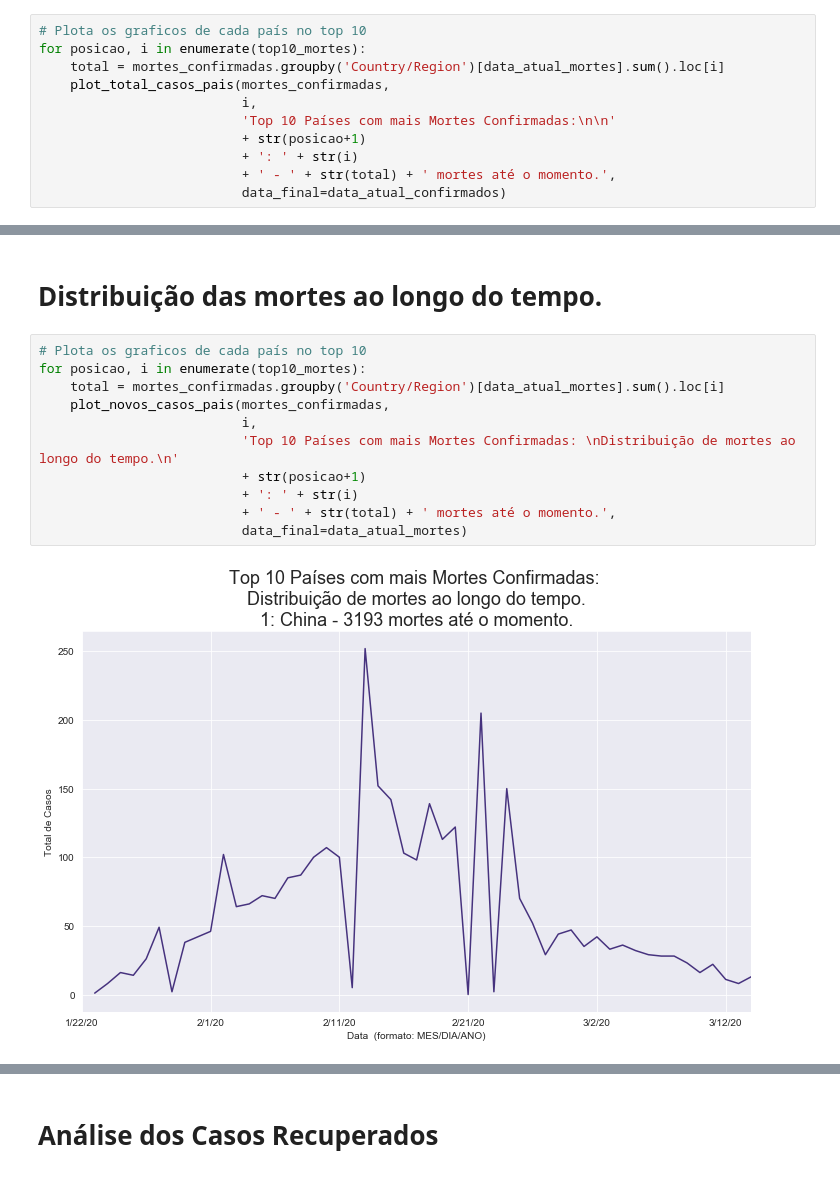
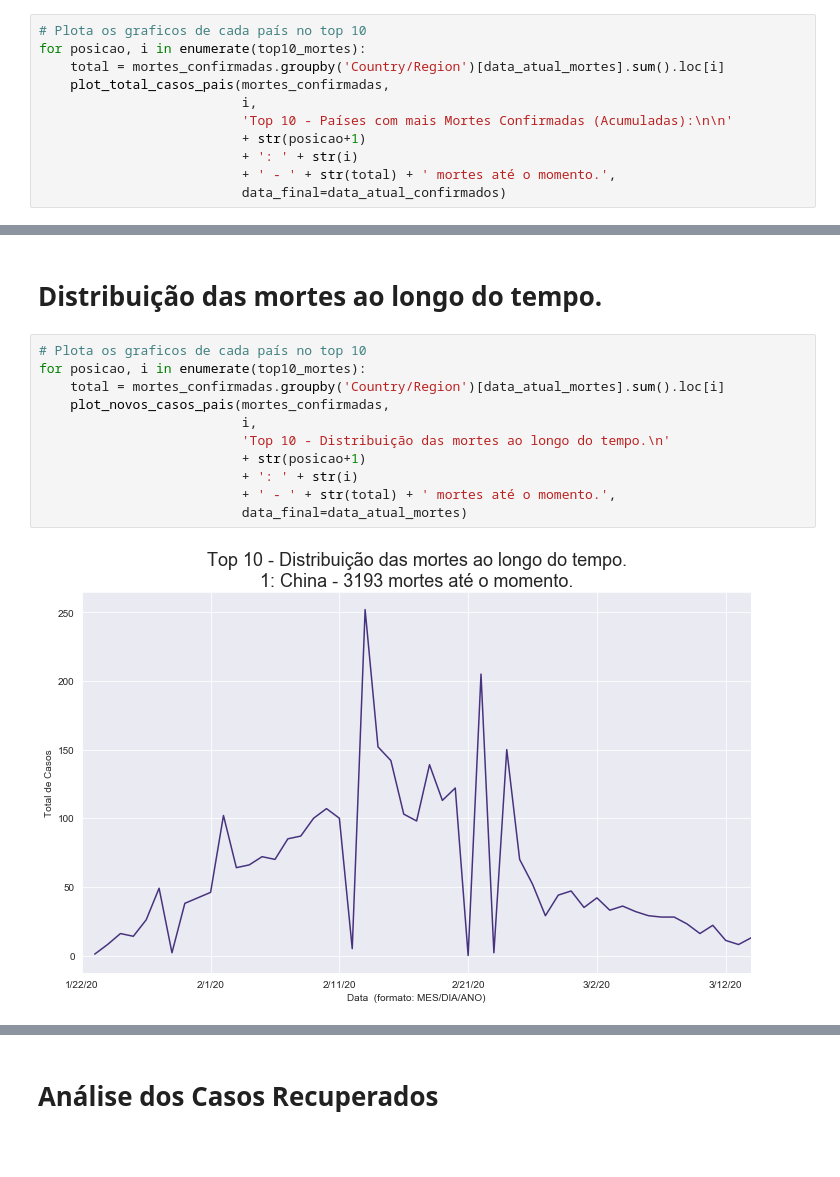
Before and after one commit to Alberto-Oliveira-Barbosa/covid-19, a Jupyter notebook: Covid-19.ipynb, the cells around one changed output, grey strips where cells are left out. Drawn from its saved outputs; the diff is of its cells as text; blank space fills up the shorter version.

```diff
--- a/Covid-19.ipynb
+++ b/Covid-19.ipynb
@@ -318,7 +324,7 @@ for posicao, i in enumerate(top10_mortes):
     total = mortes_confirmadas.groupby('Country/Region')[data_atual_mortes].sum().loc[i]
     plot_total_casos_pais(mortes_confirmadas,
                           i,
-                          'Top 10 Países com mais Mortes Confirmadas:\n\n'
+                          'Top 10 - Países com mais Mortes Confirmadas (Acumuladas):\n\n'
                           + str(posicao+1)
                           + ': ' + str(i)
                           + ' - ' + str(total) + ' mortes até o momento.',
@@ -339,13 +345,13 @@ for posicao, i in enumerate(top10_mortes):
 # %%
 # Plota os graficos de cada país no top 10
 for posicao, i in enumerate(top10_mortes):
     total = mortes_confirmadas.groupby('Country/Region')[data_atual_mortes].sum().loc[i]
     plot_novos_casos_pais(mortes_confirmadas,
                           i,
-                          'Top 10 Países com mais Mortes Confirmadas: \nDistribuição de mortes ao longo do tempo.\n'
+                          'Top 10 - Distribuição das mortes ao longo do tempo.\n'
                           + str(posicao+1)
                           + ': ' + str(i)
                           + ' - ' + str(total) + ' mortes até o momento.',
                           data_final=data_atual_mortes)
 # %% [output]
-[figure, old version]
+[figure, new version]
```
Also changed, not shown: parts of 7 cells of this notebook.
